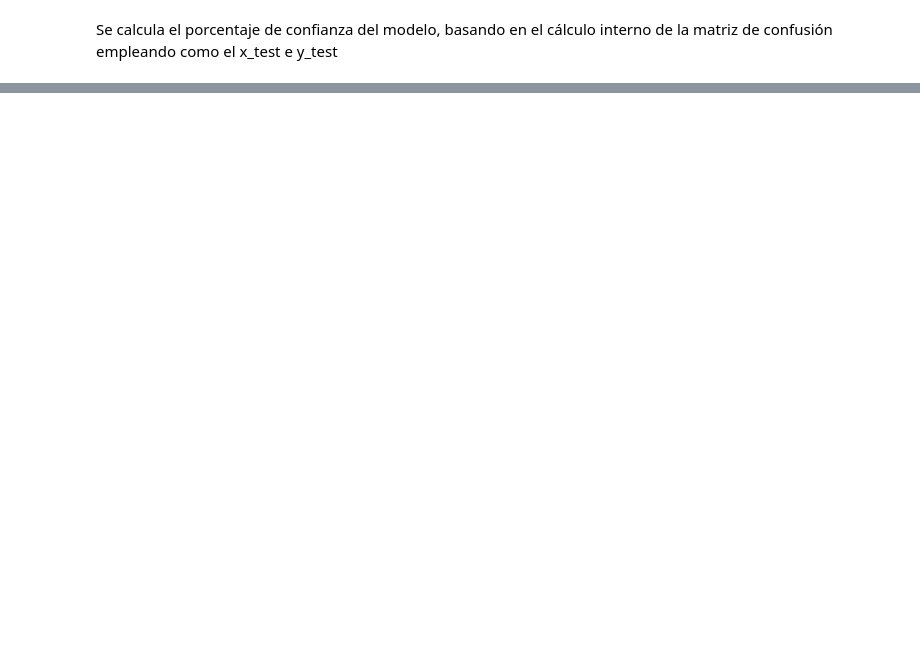
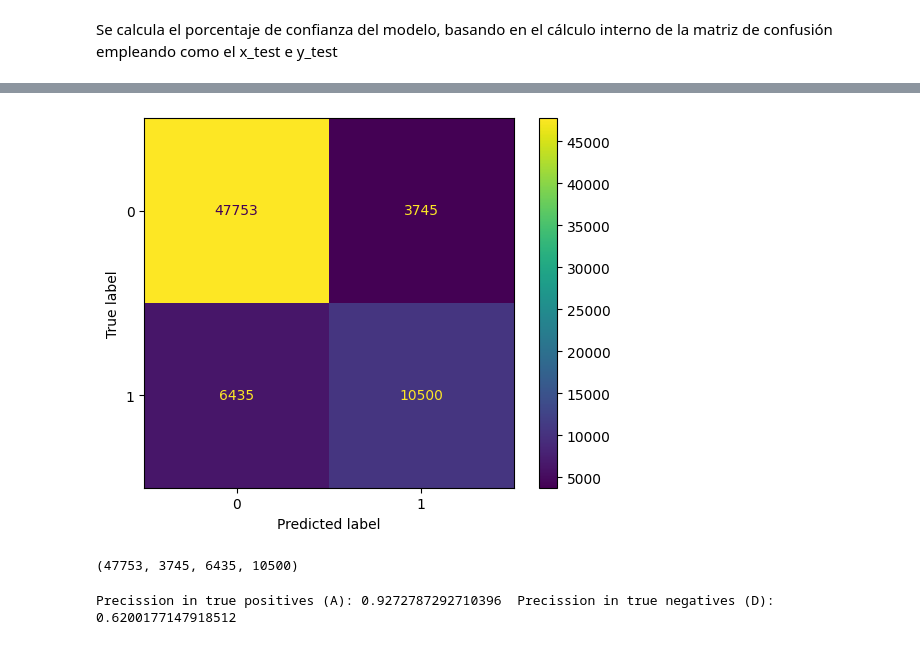
Before and after one commit to new-superuser-alt9193/IA_Avanzada, a Jupyter notebook: model/mlp_model.ipynb, the cells around one changed output, grey strips where cells are left out. Cells and saved outputs as stored; diff of their text form; code cells hidden in the pictures; blank space fills up the shorter version.

Commit message:
Model correction and matrix confussion

```diff
--- a/model/mlp_model.ipynb
+++ b/model/mlp_model.ipynb
@@ -55,0 +60,16 @@ clf.score(x_test, y_test)
+# %%
+cm = confusion_matrix(y_test, y_pred)
+cm_plot = ConfusionMatrixDisplay(cm).plot()
+# %% [output]
+[figure, added]
+# %%
+a,b,c,d = cm.ravel()
+(a,b,c,d)
+# %% [output]
+(47753, 3745, 6435, 10500)
+# %%
+percentage_A = a / (a + b) #True positives = True positives / (True positives + false positives)
+percentage_D = d / (d + c) #True positives = True negatives / (True negatives + false negatives)
+print("Precission in true positives (A):",percentage_A," Precission in true negatives (D):",percentage_D)
+# %% [output]
+Precission in true positives (A): 0.9272787292710396  Precission in true negatives (D): 0.6200177147918512
```
Also changed, not shown: parts of 8 cells of this notebook.
